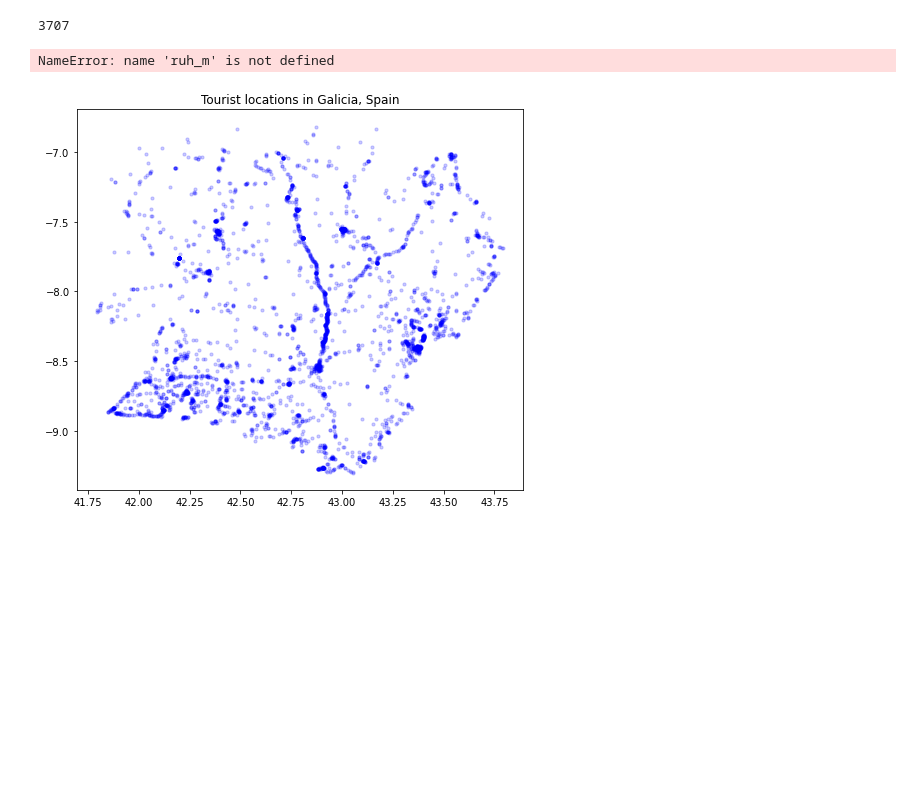
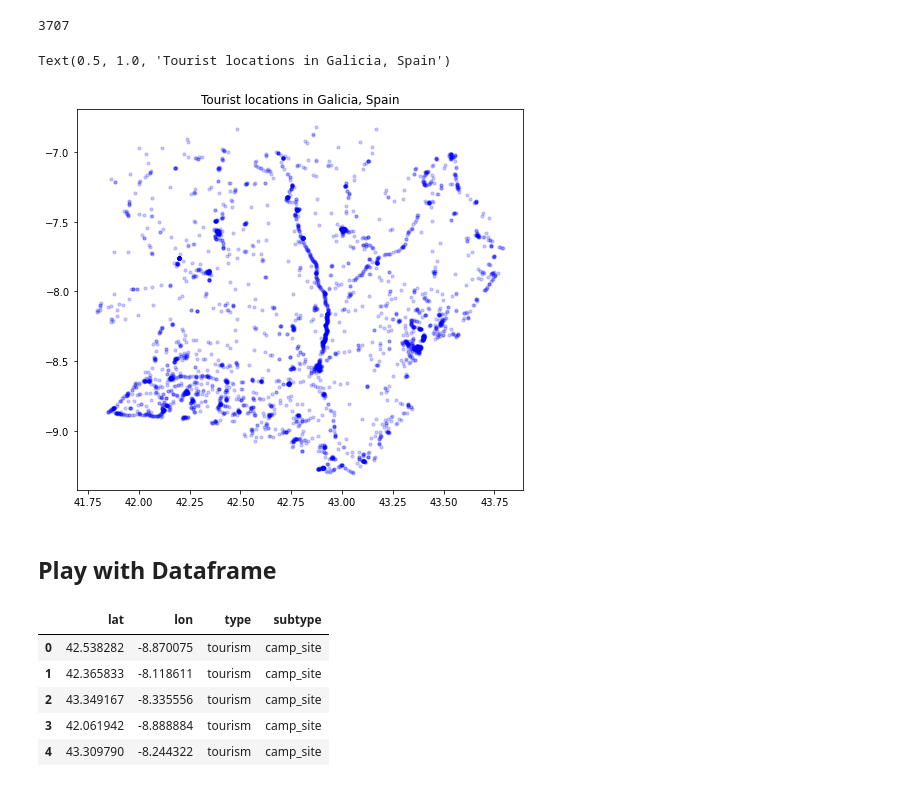
Before and after one commit to floriandotpy/fire-tourism, a Jupyter notebook: tourism_spain.ipynb, the cells around one changed output. Saved outputs shown, nothing was run; the diff lists cells and outputs as text; code cells hidden in the pictures; blank space fills up the shorter version.

Commit message:
Turn tourism data into dataframe

```diff
--- a/tourism_spain.ipynb
+++ b/tourism_spain.ipynb
@@ -14,10 +17,25 @@ len(lats)
 # %% [output]
 3707
 # %%
+# Snippet inspired by examples on
+# https://towardsdatascience.com/easy-steps-to-plot-geographic-data-on-a-map-python-11217859a2db
 fig, ax = plt.subplots(figsize = (8,7))
 ax.scatter(lats, lons, zorder=1, alpha= 0.2, c='b', s=10)
 ax.set_title('Tourist locations in Galicia, Spain')
-ax.imshow(ruh_m, zorder=0, extent = BBox, aspect= 'equal')
+# ax.imshow(ruh_m, zorder=0, extent = BBox, aspect= 'equal')
 # %% [output]
-NameError: name 'ruh_m' is not defined
+Text(0.5, 1.0, 'Tourist locations in Galicia, Spain')
 [figure]
+# %% [markdown]
+## Play with Dataframe
+# %%
+df = handler.get_dataframe()
+# %%
+df.head()
+# %% [output]
+|  | lat | lon | type | subtype |
+| 0 | 42.538282 | -8.870075 | tourism | camp_site |
+| 1 | 42.365833 | -8.118611 | tourism | camp_site |
+| 2 | 43.349167 | -8.335556 | tourism | camp_site |
+| 3 | 42.061942 | -8.888884 | tourism | camp_site |
+| 4 | 43.309790 | -8.244322 | tourism | camp_site |
```
Also changed, not shown: parts of 4 cells of this notebook, 1 other file.
